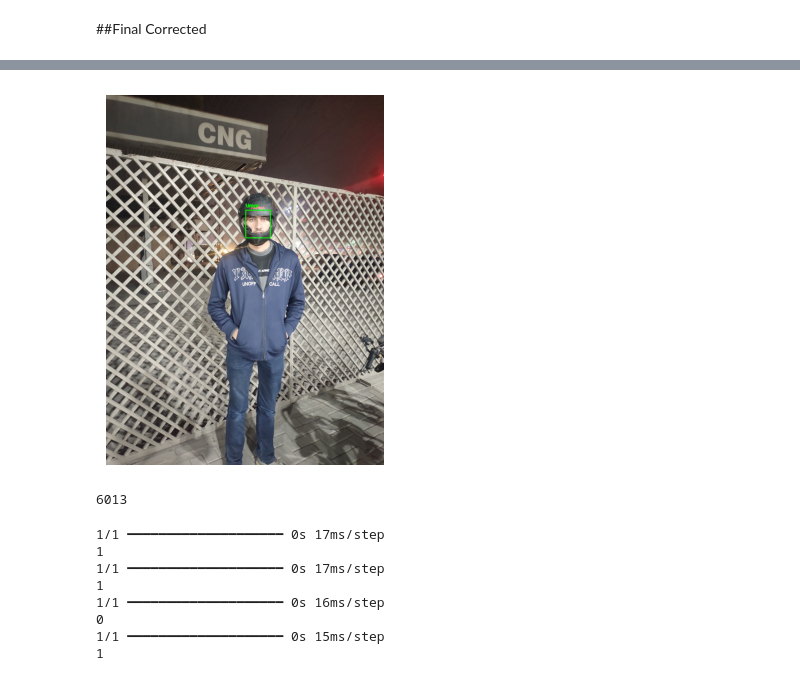
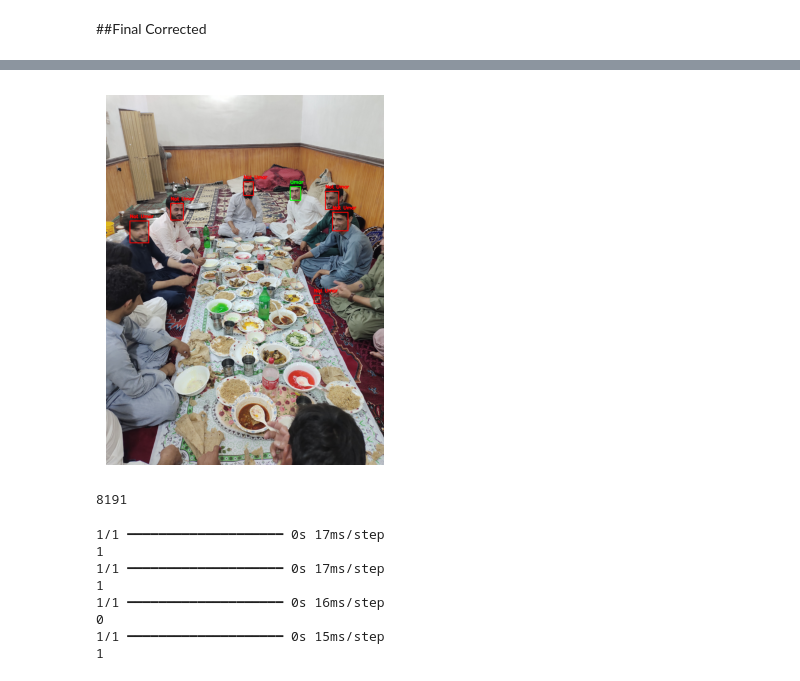
Before and after one commit to quantum-mechanics405/detect_umar, a Jupyter notebook: Untitled46_1000.ipynb, the cells around one changed output, grey strips where cells are left out. Saved outputs shown, nothing was run; the diff lists cells and outputs as text; code cells hidden in the pictures.

```diff
--- a/Untitled46_1000.ipynb
+++ b/Untitled46_1000.ipynb
@@ -852,11 +852,12 @@ def predict_image_class(image):
 # image_path = '/content/drive/MyDrive/Data Set Colab/extract_all_pictures/all_picturs/IMG_20231104_210207.jpg'  # Replace with the actual path
 # image_path = '/content/drive/MyDrive/Data Set Colab/extract_all_pictures/all_picturs/IMG-20231028-WA0064.jpg'  # Replace with the actual path
 # image_path = '/content/drive/MyDrive/Data Set Colab/extract_all_pictures/all_picturs/IMG-20231028-WA0050.jpg'  # Replace with the actual path
-image_path = '/content/drive/MyDrive/Data Set Colab/extract_all_pictures/all_picturs/IMG-20231028-WA0064.jpg'  # Replace with the actual path
+# image_path = '/content/drive/MyDrive/Data Set Colab/extract_all_pictures/all_picturs/IMG-20231028-WA0064.jpg'  # Replace with the actual path
 # image_path = '/content/drive/MyDrive/Data Set Colab/extract_all_pictures/all_picturs/IMG_20230527_223139.jpg'
 # image_path = '/content/drive/MyDrive/Data Set Colab/extract_all_pictures/all_picturs/IMG_20230526_181320.jpg'
 # image_path = '/content/drive/MyDrive/Data Set Colab/extract_all_pictures/all_picturs/IMG_20230512_192555.jpg'
-image_path = '/content/drive/MyDrive/Data Set Colab/extract_all_pictures/all_picturs/IMG_20231129_214240.jpg'
+# image_path = '/content/drive/MyDrive/Data Set Colab/extract_all_pictures/all_picturs/IMG_20231129_214240.jpg'    #Halmet
+image_path = '/content/IMG_20230706_211730.jpg'
 img_rgb, faces = detect_faces_from_image(image_path)
 
 # Draw rectangles around detected faces and classify them
@@ -902,5 +915,5 @@ gc.collect()
-[figure, old version]
+[figure, new version]
-6013
+8191
 # %%
 import cv2
 from mtcnn import MTCNN
```
Also changed, not shown: parts of 1 cell of this notebook.
